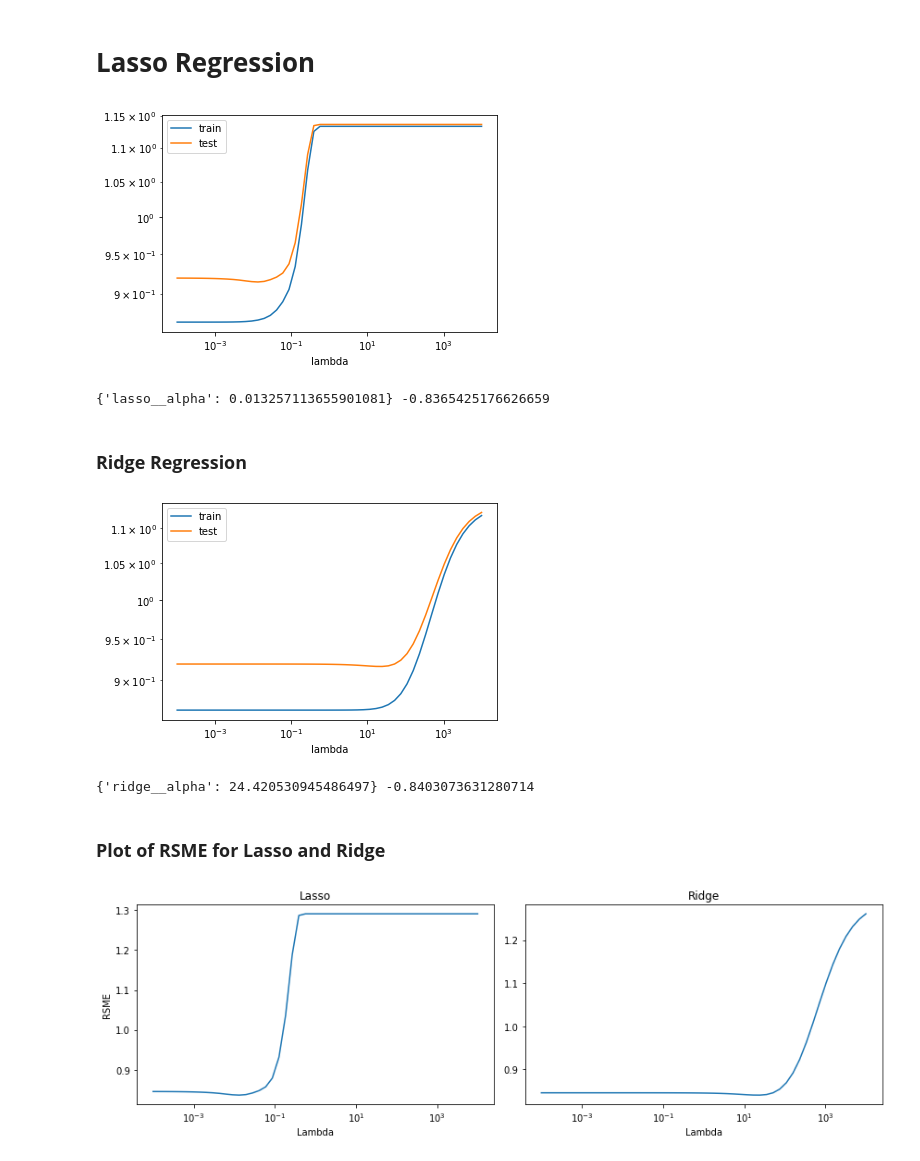
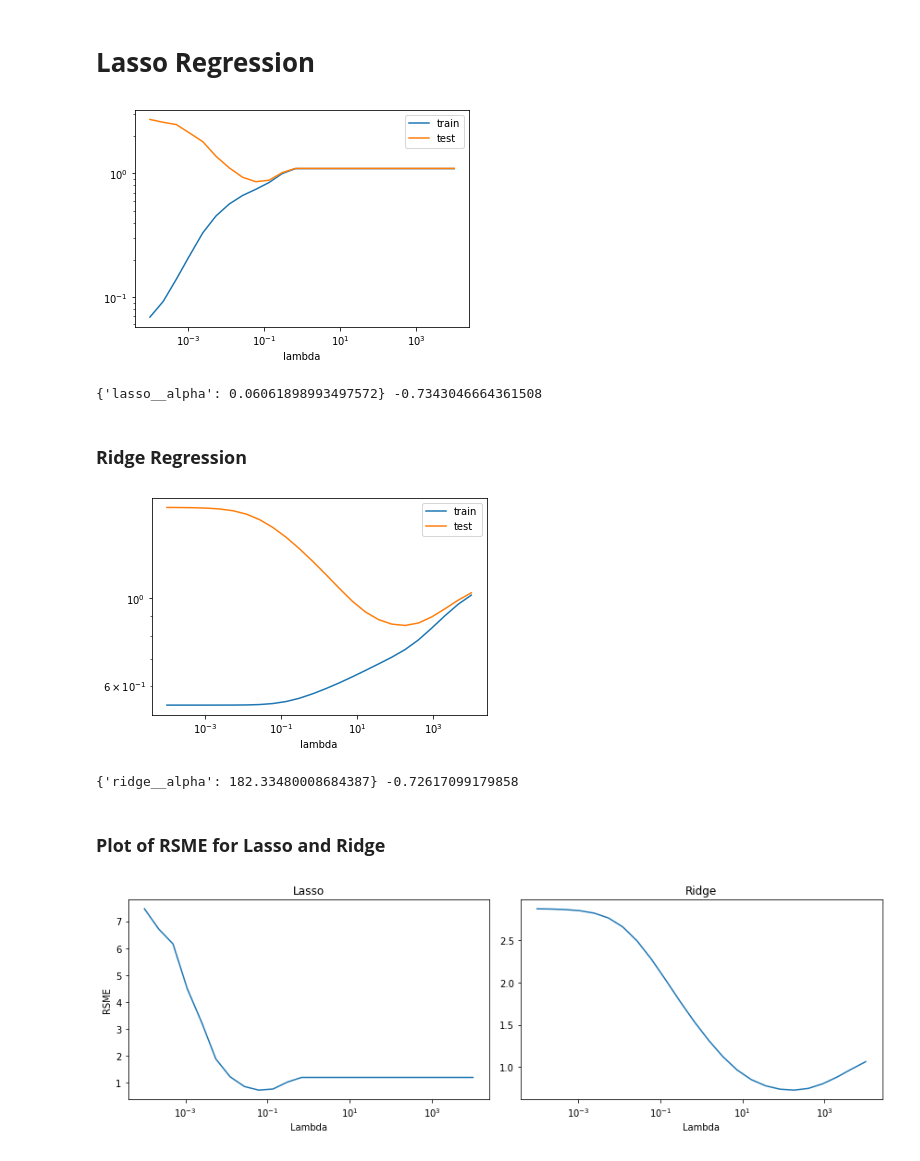
Before and after one commit to mathiasbindseil/three_drengz, a Jupyter notebook: ISDS - Kopi.ipynb, the cells around one changed output. Saved outputs shown, nothing was run; the diff lists cells and outputs as text; code cells hidden in the pictures.

```diff
--- a/ISDS - Kopi.ipynb
+++ b/ISDS - Kopi.ipynb
@@ -569,8 +615,8 @@ from sklearn.linear_model import LinearRegression
 # %%
 # We split the data set into training and test
 
-#X_dev, X_test, y_dev, y_test = train_test_split(X, y, test_size=1/3, random_state=2)
-#X_train, X_val, y_train, y_val = train_test_split(X_dev, y_dev, test_size=1/2, random_state=2)
+X_dev, X_test, y_dev, y_test = train_test_split(X, y, test_size=1/3, random_state=2)
+X_train, X_val, y_train, y_val = train_test_split(X_dev, y_dev, test_size=1/2, random_state=2)
 
 # Make pipeline for Lasso
 
@@ -581,34 +627,34 @@ pipe_lasso = make_pipeline(StandardScaler(),
 lambdas =  np.logspace(-4, 4, 50)
 
 # Get train and test scores for different values of lambda
 
 train_scores, test_scores = \
     validation_curve(estimator=pipe_lasso,
                      X=X_dev,
                      y=y_dev,
                      param_name='lasso__alpha',
                      param_range=lambdas,
                      scoring='neg_mean_squared_error',# scoring='neg_mean_squared_error',
                      cv=5)
 
 # Get mean of mse for lambdas
 
 lasso_rmse = pd.concat({'train': pd.DataFrame(-train_scores).mean(1),
                          'test': pd.DataFrame(-test_scores).mean(1),
                          'lambda': pd.DataFrame(lambdas).mean(1)}, axis =1)
 
 # Plot the train and test scores for different values of lambda
 
 pd.concat({'train': pd.DataFrame(-train_scores).mean(1),
            'test': pd.DataFrame(-test_scores).mean(1)},
            axis=1)\
     .pipe(np.sqrt)\
     .set_index(pd.Index(lambdas, name='lambda'))\
     .plot(logx=True, logy=True)
 
 plt.show()
 # %% [output]
-[figure, old version]
+[figure, new version]
 # %%
 # We use the function to fit it and find the best lambda and corresponding mse
 
@@ -625,11 +671,11 @@ print(gs.best_params_, gs.best_score_)
 
 lasso_coefs = gs.best_estimator_.named_steps.lasso.coef_
 # %% [output]
-{'lasso__alpha': 0.013257113655901081} -0.8365425176626659
+{'lasso__alpha': 0.06061898993497572} -0.7343046664361508
 # %% [markdown]
 ### **Ridge Regression**
 # %%
-# Make pipeline for Ridge h
+# Make pipeline for Ridge
 
 pipe_ridge = make_pipeline(StandardScaler(),
                            Ridge())
@@ -664,7 +710,7 @@ pd.concat({'train': pd.DataFrame(-train_scores).mean(1),
     .plot(logx=True, logy=True)
 plt.show()
 # %% [output]
-[figure, old version]
+[figure, new version]
 # %%
 # Another method to identify best lambda to minimze mse
 
@@ -680,7 +726,7 @@ print(gs.best_params_, gs.best_score_ )
 
 ridge_coefs = gs.best_estimator_.named_steps.ridge.coef_
 # %% [output]
-{'ridge__alpha': 24.420530945486497} -0.8403073631280714
+{'ridge__alpha': 182.33480008684387} -0.72617099179858
 # %% [markdown]
 ### **Plot of RSME for Lasso and Ridge**
 # %%
@@ -696,4 +742,4 @@ f.tight_layout()
 # Export for paper
 plt.savefig('figs/pic2.png')
 # %% [output]
-[figure, old version]
+[figure, new version]
```
Also changed, not shown: parts of 15 cells of this notebook.
